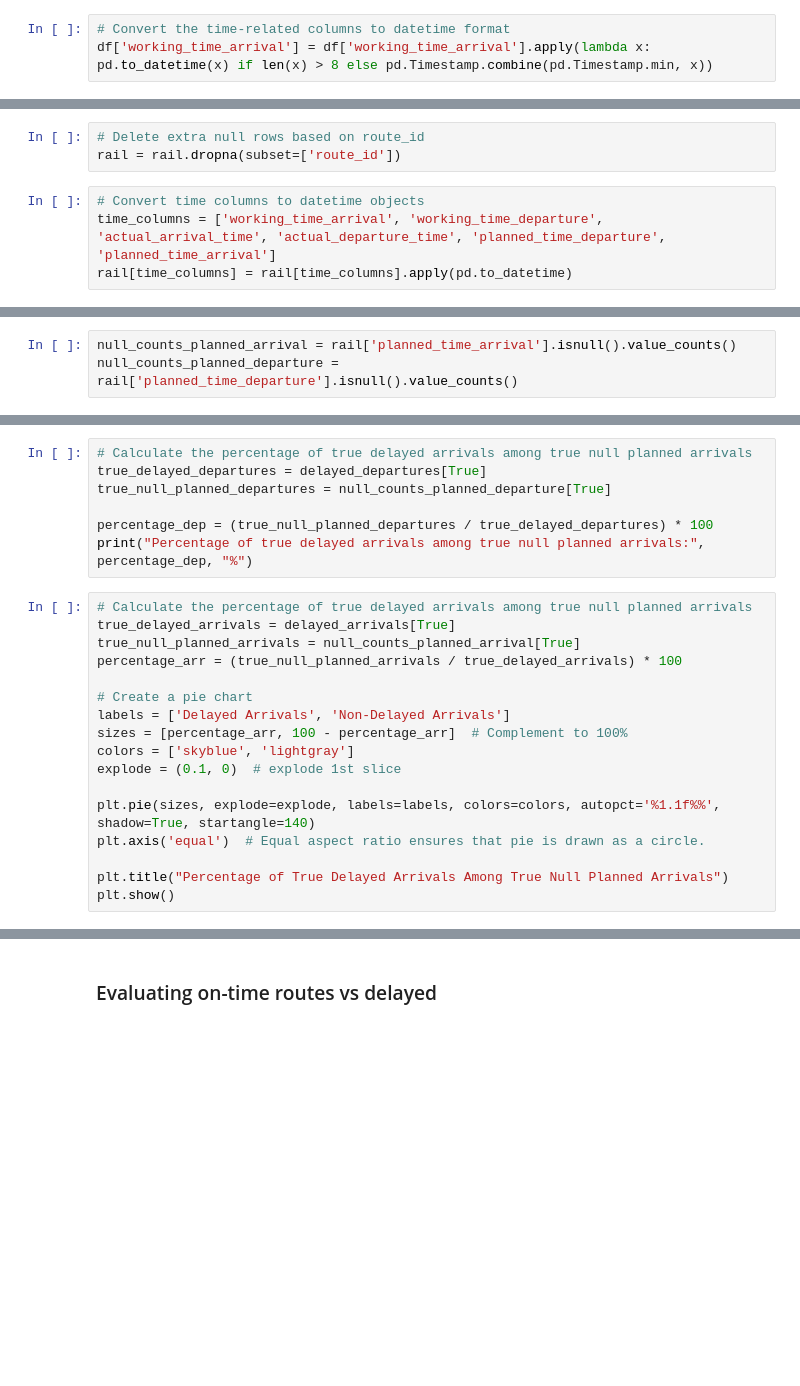
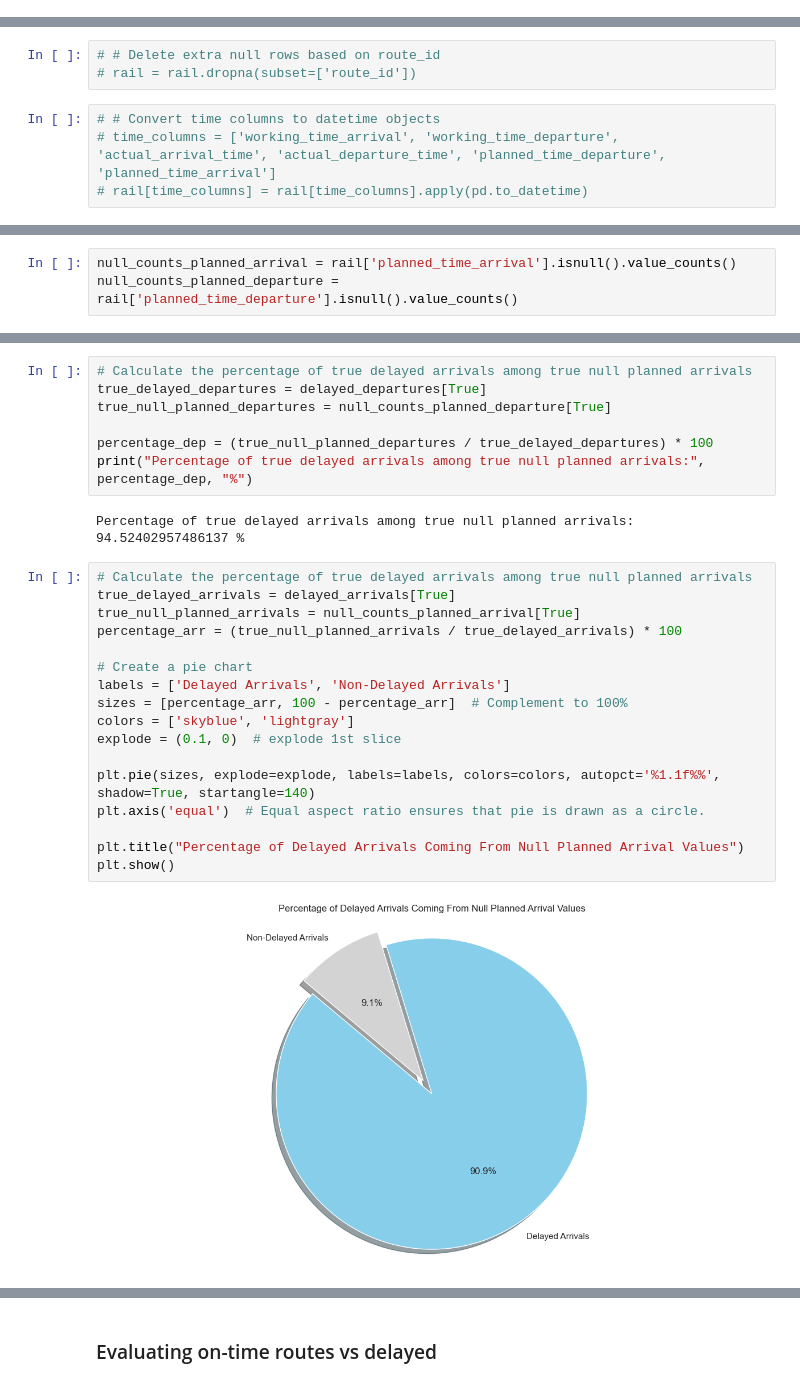
Before and after one commit to nirmalaJ21/https-github.com-nirmalaJ21-FinalProjectRailData, a Jupyter notebook: EDA Notebooks/Live Data EDA.ipynb, the cells around one changed output, grey strips where cells are left out. Cells and saved outputs as stored; diff of their text form; blank space fills up the shorter version.

```diff
--- a/EDA Notebooks/Live Data EDA.ipynb
+++ b/EDA Notebooks/Live Data EDA.ipynb
@@ -119,3 +119,0 @@ import datetime
-# %%
-# Convert the time-related columns to datetime format
-df['working_time_arrival'] = df['working_time_arrival'].apply(lambda x: pd.to_datetime(x) if len(x) > 8 else pd.Timestamp.combine(pd.Timestamp.min, x))
@@ -212,7 +227,7 @@ rail
 # %%
-# Delete extra null rows based on route_id
-rail = rail.dropna(subset=['route_id'])
+# # Delete extra null rows based on route_id
+# rail = rail.dropna(subset=['route_id'])
 # %%
-# Convert time columns to datetime objects
-time_columns = ['working_time_arrival', 'working_time_departure', 'actual_arrival_time', 'actual_departure_time', 'planned_time_departure', 'planned_time_arrival']
-rail[time_columns] = rail[time_columns].apply(pd.to_datetime)
+# # Convert time columns to datetime objects
+# time_columns = ['working_time_arrival', 'working_time_departure', 'actual_arrival_time', 'actual_departure_time', 'planned_time_departure', 'planned_time_arrival']
+# rail[time_columns] = rail[time_columns].apply(pd.to_datetime)
@@ -306,23 +371,27 @@ true_null_planned_departures = null_counts_planned_departure[True]
 
 percentage_dep = (true_null_planned_departures / true_delayed_departures) * 100
 print("Percentage of true delayed arrivals among true null planned arrivals:", percentage_dep, "%")
+# %% [output]
+Percentage of true delayed arrivals among true null planned arrivals: 94.52402957486137 %
 # %%
 # Calculate the percentage of true delayed arrivals among true null planned arrivals
 true_delayed_arrivals = delayed_arrivals[True]
 true_null_planned_arrivals = null_counts_planned_arrival[True]
 percentage_arr = (true_null_planned_arrivals / true_delayed_arrivals) * 100
 
 # Create a pie chart
 labels = ['Delayed Arrivals', 'Non-Delayed Arrivals']
 sizes = [percentage_arr, 100 - percentage_arr]  # Complement to 100%
 colors = ['skyblue', 'lightgray']
 explode = (0.1, 0)  # explode 1st slice
 
 plt.pie(sizes, explode=explode, labels=labels, colors=colors, autopct='%1.1f%%', shadow=True, startangle=140)
 plt.axis('equal')  # Equal aspect ratio ensures that pie is drawn as a circle.
 
-plt.title("Percentage of True Delayed Arrivals Among True Null Planned Arrivals")
+plt.title("Percentage of Delayed Arrivals Coming From Null Planned Arrival Values")
 plt.show()
+# %% [output]
+[figure, added]
 # %%
 true_delayed_departures = delayed_departures[True]
 true_null_planned_departures = null_counts_planned_departure[True]
```
Also changed, not shown: parts of 29 cells of this notebook.
